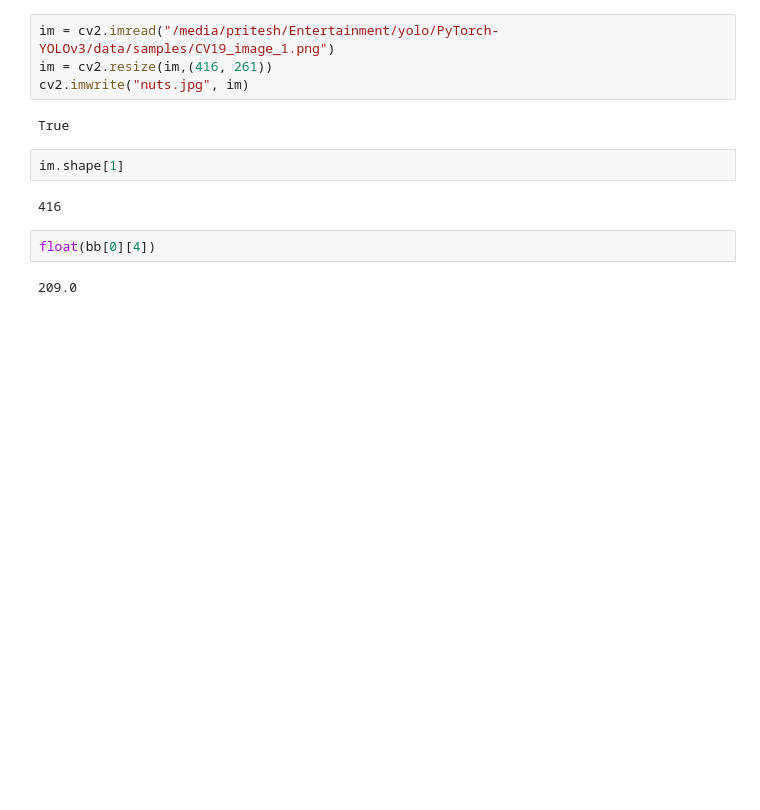
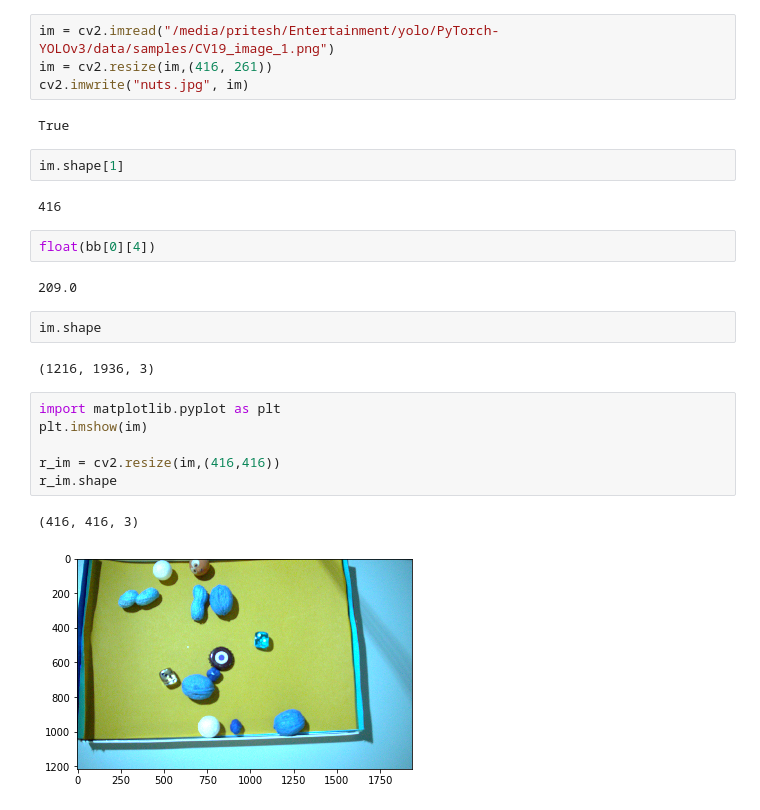
Before and after one commit to priteshgohil/Edible-Nuts-Detection, a Jupyter notebook: Augmentation.ipynb, the cells around one changed output. Drawn from its saved outputs; the diff is of its cells as text; blank space fills up the shorter version.

```diff
--- a/Augmentation.ipynb
+++ b/Augmentation.ipynb
@@ -277,3 +398,16 @@ im.shape[1]
 float(bb[0][4])
 # %% [output]
 209.0
+# %%
+im.shape
+# %% [output]
+(1216, 1936, 3)
+# %%
+import matplotlib.pyplot as plt
+plt.imshow(im)
+
+r_im = cv2.resize(im,(416,416))
+r_im.shape
+# %% [output]
+(416, 416, 3)
+[figure, added]
```
Also changed, not shown: parts of 15 cells of this notebook, 19 other files.
